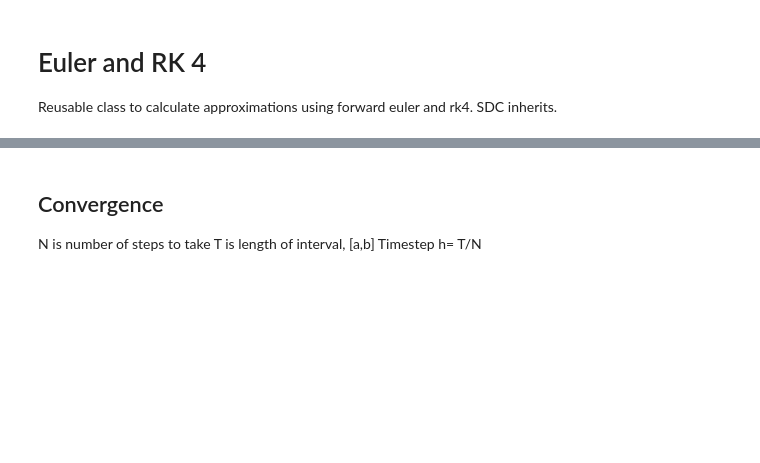
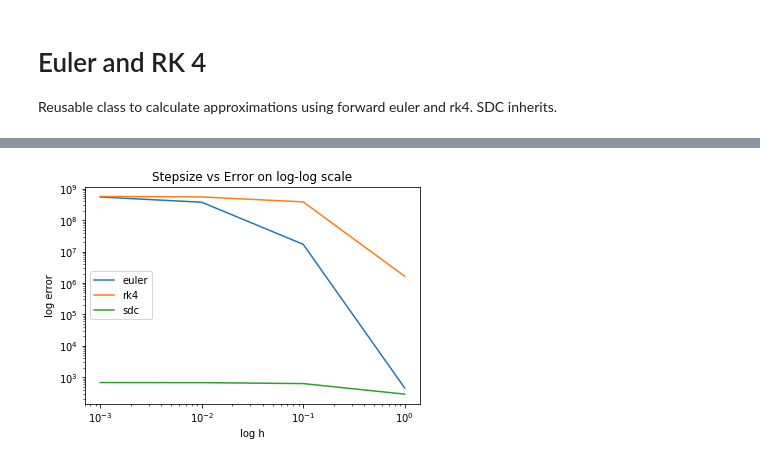
Before and after one commit to turbulencelover/time-integration-solvers, a Jupyter notebook: SolversPY.ipynb, the cells around one changed output, grey strips where cells are left out. Saved outputs shown, nothing was run; the diff lists cells and outputs as text; code cells hidden in the pictures; blank space fills up the shorter version.

```diff
--- a/SolversPY.ipynb
+++ b/SolversPY.ipynb
@@ -92 +231,24 @@ the interval [a,b]
+# %%
+h_sizes = [10**i for i in range(0,-4, -1)]
+
+dy_dt = lambda y,t : 1 - t + 4*y
+y = lambda t: (19/16)e^(4*t) + t/4 -3/16
+
+dy2_dt = lambda y,t : 4*t*np.sqrt(y)
+y2 = lambda t: y0*(1+t**2)**2
+
+y0=1
+
+analyse_scheme(dy2_dt, y2, y0, h_sizes)
+# %%
+plt.plot(h_sizes,max_global_error)
+plt.yscale('log')
+plt.xscale('log')
+plt.ylabel('log error')
+plt.xlabel('log h')
+plt.legend(['euler', 'rk4', 'sdc'])
+plt.title('Stepsize vs Error on log-log scale')
+plt.show()
+# %% [output]
+[figure, added]
 # %%
@@ -139,5 +313,0 @@ y = SDC(v_field=dy_dt,
-# %% [markdown]
-## Convergence
-N is number of steps to take
-T is length of interval, [a,b]
-Timestep h= T/N
```
Also changed, not shown: parts of 9 cells of this notebook, 1 other file.
